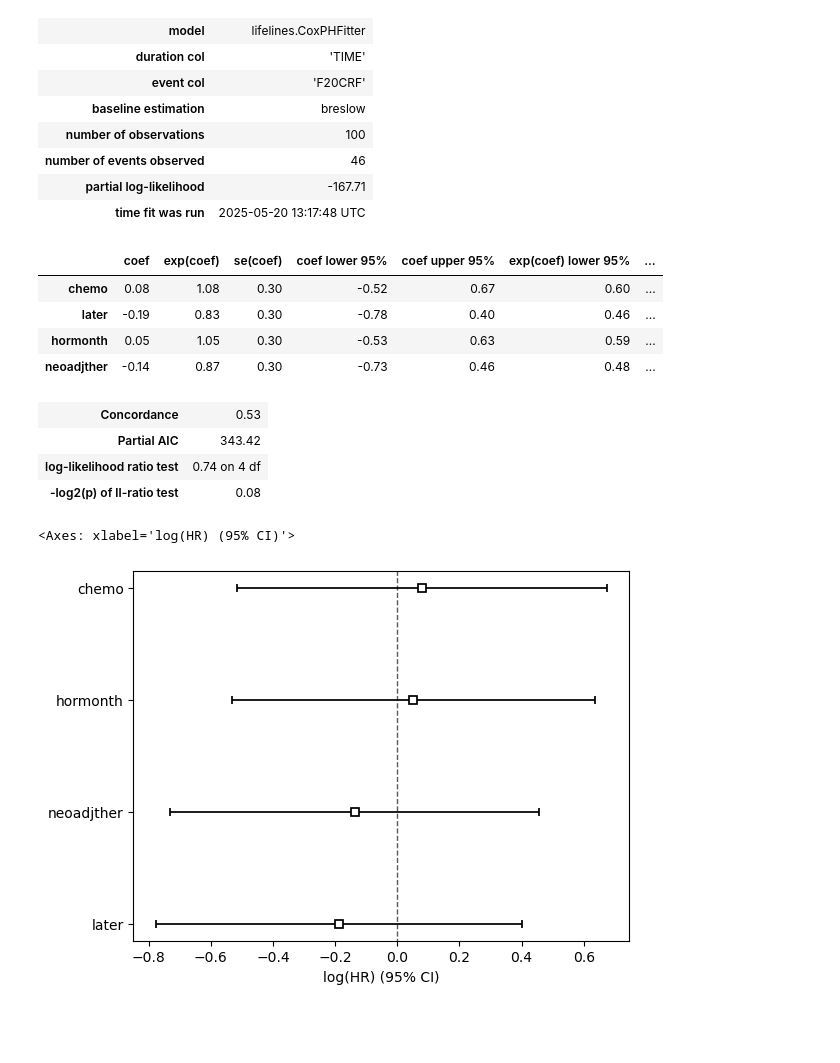
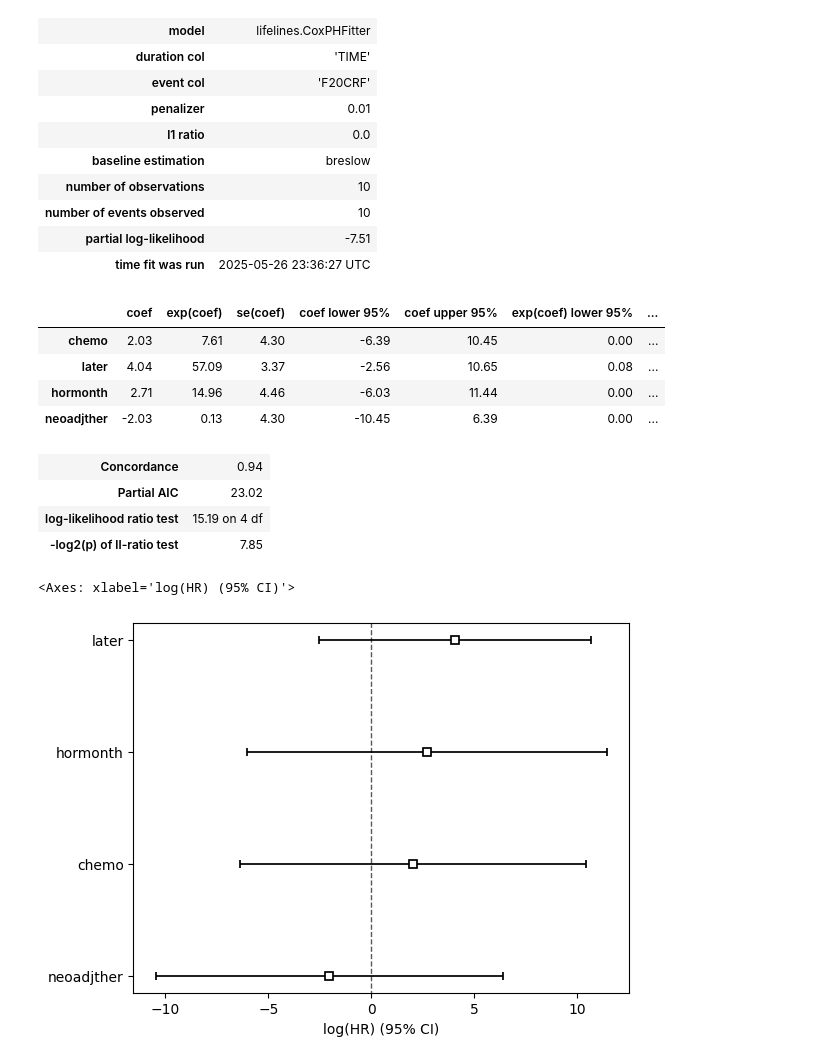
Before and after one commit to Oriantar/IMINDAA, a Jupyter notebook: coxmodel.ipynb, the cells around one changed output. Cells and saved outputs as stored; diff of their text form; code cells hidden in the pictures; blank space fills up the shorter version.

```diff
--- a/coxmodel.ipynb
+++ b/coxmodel.ipynb
@@ -3,8 +3,14 @@ import pandas as pd
 from lifelines import KaplanMeierFitter, CoxPHFitter
 import matplotlib.pyplot as plt
 import itertools as it
+# %%
+## 'non-invasive' 'multifocal' 'tumour<1cm, grade 1' 'tumour>2cm, grade 2'
+
+var = "tumour>2cm, grade 2"
 # %%
 data = pd.read_csv("./data/testset_set_echte_data1.csv", sep=';', on_bad_lines='skip')
+data = data[data['F20DEATHCAU'] == "Kanker"]
+data = data[data['RF01INC01'] == var]
 # %%
 data.head()
 # %% [output]
@@ -70,31 +75,33 @@ kmf.plot_survival_function()
 # %%
-cph = CoxPHFitter()
+cph = CoxPHFitter(penalizer=0.01)
 columns = [time, event, method, method1, method2, method3]
 cph.fit(data[columns], duration_col = time, event_col = event)
 cph.print_summary()
 # %% [output]
 | model | lifelines.CoxPHFitter |
 | duration col | 'TIME' |
 | event col | 'F20CRF' |
+| penalizer | 0.01 |
+| l1 ratio | 0.0 |
 | baseline estimation | breslow |
-| number of observations | 100 |
-| number of events observed | 46 |
-| partial log-likelihood | -167.71 |
-| time fit was run | 2025-05-20 13:17:48 UTC |
+| number of observations | 10 |
+| number of events observed | 10 |
+| partial log-likelihood | -7.51 |
+| time fit was run | 2025-05-26 23:36:27 UTC |
 |  | coef | exp(coef) | se(coef) | coef lower 95% | coef upper 95% | exp(coef) lower 95% | ... |
-| chemo | 0.08 | 1.08 | 0.30 | -0.52 | 0.67 | 0.60 | ... |
-| later | -0.19 | 0.83 | 0.30 | -0.78 | 0.40 | 0.46 | ... |
-| hormonth | 0.05 | 1.05 | 0.30 | -0.53 | 0.63 | 0.59 | ... |
-| neoadjther | -0.14 | 0.87 | 0.30 | -0.73 | 0.46 | 0.48 | ... |
+| chemo | 2.03 | 7.61 | 4.30 | -6.39 | 10.45 | 0.00 | ... |
+| later | 4.04 | 57.09 | 3.37 | -2.56 | 10.65 | 0.08 | ... |
+| hormonth | 2.71 | 14.96 | 4.46 | -6.03 | 11.44 | 0.00 | ... |
+| neoadjther | -2.03 | 0.13 | 4.30 | -10.45 | 6.39 | 0.00 | ... |
-| Concordance | 0.53 |
-| Partial AIC | 343.42 |
-| log-likelihood ratio test | 0.74 on 4 df |
-| -log2(p) of ll-ratio test | 0.08 |
+| Concordance | 0.94 |
+| Partial AIC | 23.02 |
+| log-likelihood ratio test | 15.19 on 4 df |
+| -log2(p) of ll-ratio test | 7.85 |
 # %%
 cph.plot()
 # %% [output]
 <Axes: xlabel='log(HR) (95% CI)'>
-[figure, old version]
+[figure, new version]
 # %%
 group_1 = pd.DataFrame({ method : [0], method1 : [0], method2: [0], method3: [0]})
 group_2 = pd.DataFrame({ method : [1], method1 : [0], method2: [0], method3: [0]})
```
Also changed, not shown: parts of 6 cells of this notebook, 1 other file.
